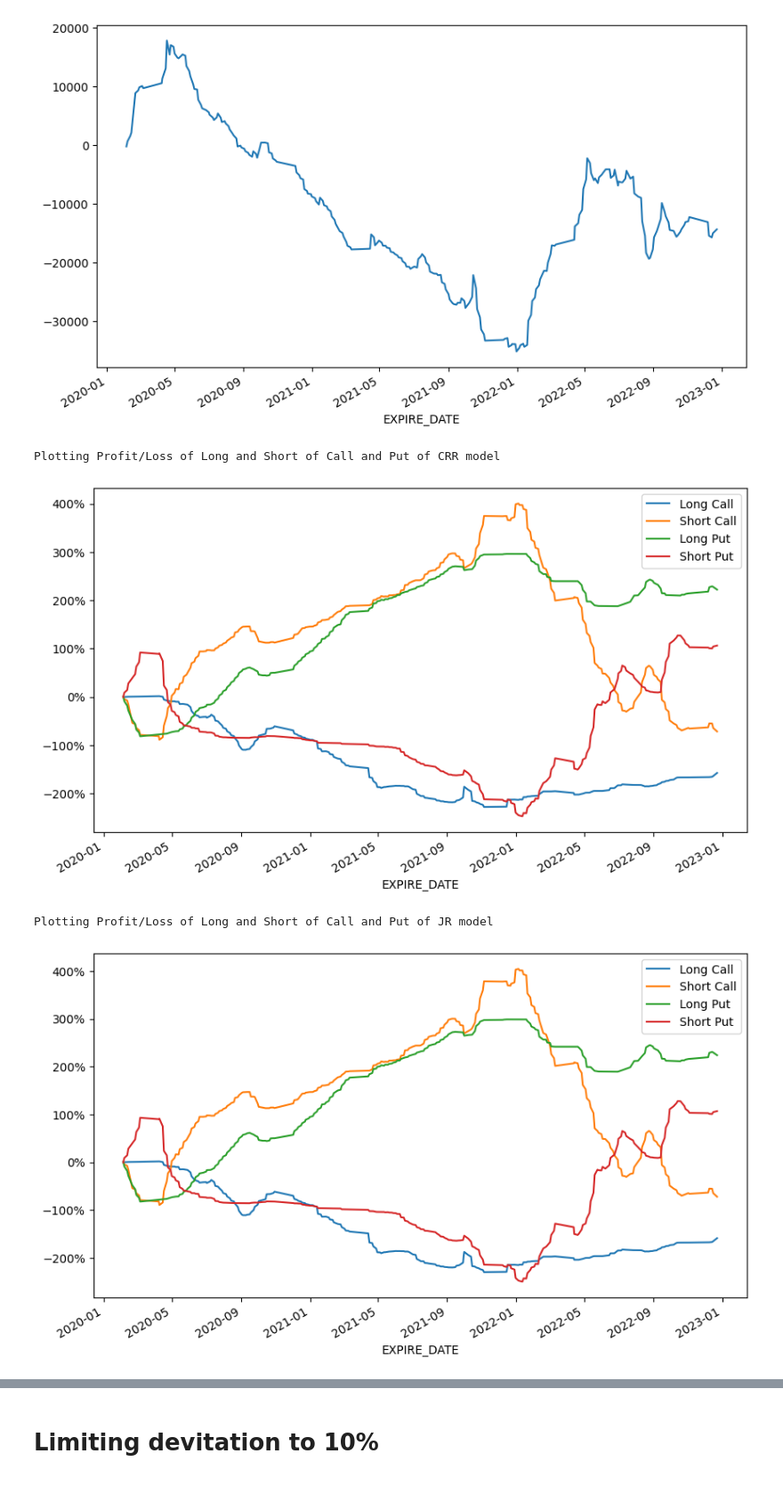
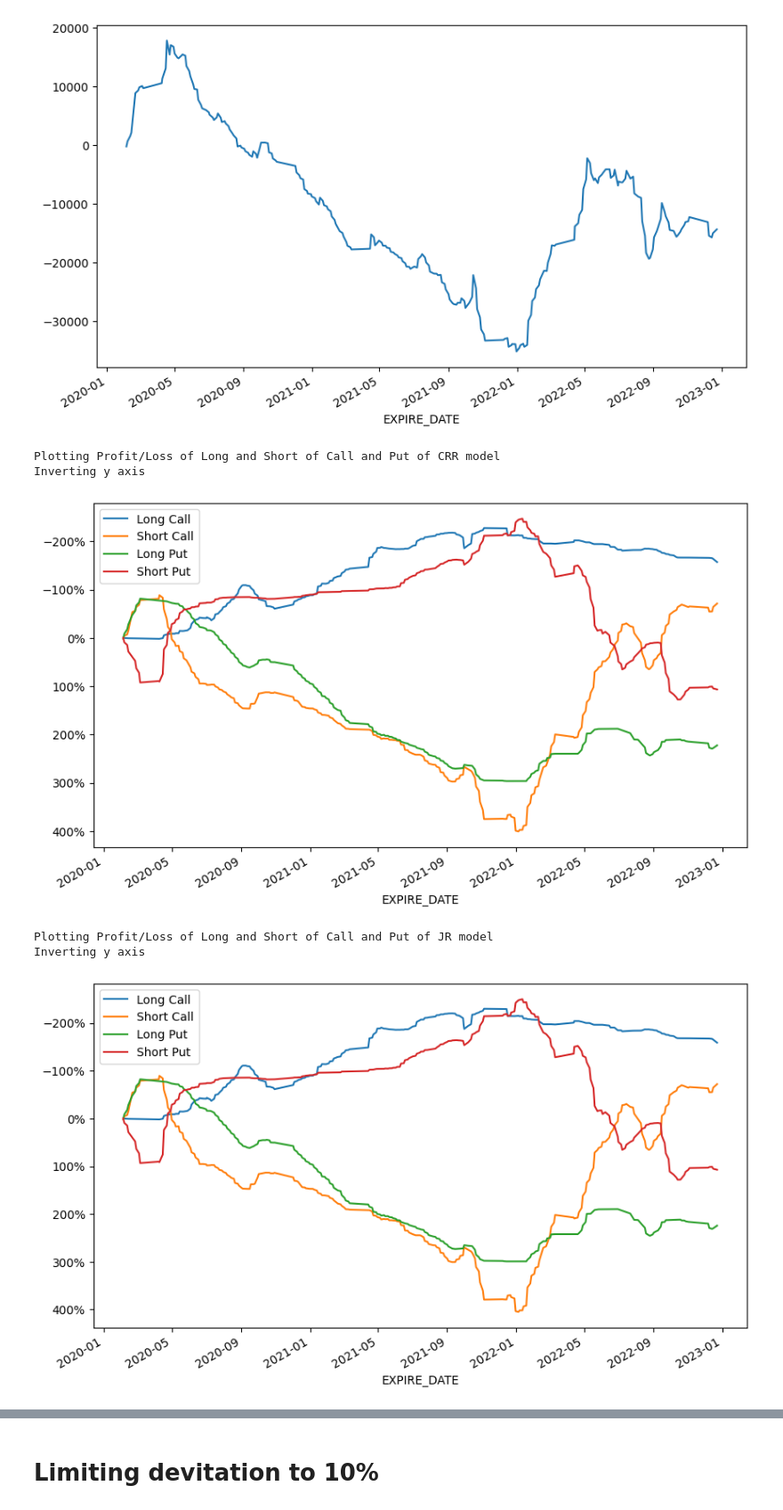
Before and after one commit to juanjaho/QF101-SPY-SPX-Option-Pricing, a Jupyter notebook: Analytics/main_spy.ipynb, the cells around one changed output, grey strips where cells are left out. Shown at 89% size. Saved outputs shown, nothing was run; the diff lists cells and outputs as text; code cells hidden in the pictures.

```diff
--- a/Analytics/main_spy.ipynb
+++ b/Analytics/main_spy.ipynb
@@ -304,36 +301,44 @@ Plotting total Profit/Loss of JR model
 # %%
 # plot profit/loss of long and short of call and put for crr model
 print('Plotting Profit/Loss of Long and Short of Call and Put of CRR model')
 df_long_call_crr = df_binomial_model_crr[df_binomial_model_crr['LONG_CALL'] == 1]
 df_short_call_crr = df_binomial_model_crr[df_binomial_model_crr['LONG_CALL'] == -1]
 df_long_put_crr = df_binomial_model_crr[df_binomial_model_crr['LONG_PUT'] == 1]
 df_short_put_crr = df_binomial_model_crr[df_binomial_model_crr['LONG_PUT'] == -1]
 (df_long_call_crr.groupby('EXPIRE_DATE')['PROFIT_LOSS_CALL'].sum().cumsum()/df_total_profit_loss_crr).plot(label='Long Call')
 (df_short_call_crr.groupby('EXPIRE_DATE')['PROFIT_LOSS_CALL'].sum().cumsum()/df_total_profit_loss_crr).plot(label='Short Call')
 (df_long_put_crr.groupby('EXPIRE_DATE')['PROFIT_LOSS_PUT'].sum().cumsum()/df_total_profit_loss_crr).plot(label='Long Put')
 (df_short_put_crr.groupby('EXPIRE_DATE')['PROFIT_LOSS_PUT'].sum().cumsum()/df_total_profit_loss_crr).plot(label='Short Put')
 plt.gca().yaxis.set_major_formatter(mtick.PercentFormatter(1.0))
+if df_total_profit_loss_crr < 0:
+    print('Inverting y axis')
+    plt.gca().invert_yaxis()
 plt.legend()
 plt.show()
 
 # plot profit/loss of long and short of call and put for jr model
 print('Plotting Profit/Loss of Long and Short of Call and Put of JR model')
 df_long_call_jr = df_binomial_model_jr[df_binomial_model_jr['LONG_CALL'] == 1]
 df_short_call_jr = df_binomial_model_jr[df_binomial_model_jr['LONG_CALL'] == -1]
 df_long_put_jr = df_binomial_model_jr[df_binomial_model_jr['LONG_PUT'] == 1]
 df_short_put_jr = df_binomial_model_jr[df_binomial_model_jr['LONG_PUT'] == -1]
 (df_long_call_jr.groupby('EXPIRE_DATE')['PROFIT_LOSS_CALL'].sum().cumsum()/df_total_profit_loss_jr).plot(label='Long Call')
 (df_short_call_jr.groupby('EXPIRE_DATE')['PROFIT_LOSS_CALL'].sum().cumsum()/df_total_profit_loss_jr).plot(label='Short Call')
 (df_long_put_jr.groupby('EXPIRE_DATE')['PROFIT_LOSS_PUT'].sum().cumsum()/df_total_profit_loss_jr).plot(label='Long Put')
 (df_short_put_jr.groupby('EXPIRE_DATE')['PROFIT_LOSS_PUT'].sum().cumsum()/df_total_profit_loss_jr).plot(label='Short Put')
 plt.gca().yaxis.set_major_formatter(mtick.PercentFormatter(1.0))
+if df_total_profit_loss_jr < 0:
+    print('Inverting y axis')
+    plt.gca().invert_yaxis()
 plt.legend()
 plt.show()
 # %% [output]
 Plotting Profit/Loss of Long and Short of Call and Put of CRR model
+Inverting y axis
-[figure, old version]
+[figure, new version]
 Plotting Profit/Loss of Long and Short of Call and Put of JR model
+Inverting y axis
-[figure, old version]
+[figure, new version]
 # %%
 # plot profit/loss of call and put for crr model
 print('Plotting Profit/Loss of Call and Put of CRR model')
```
Also changed, not shown: parts of 5 cells of this notebook, 1 other file.
